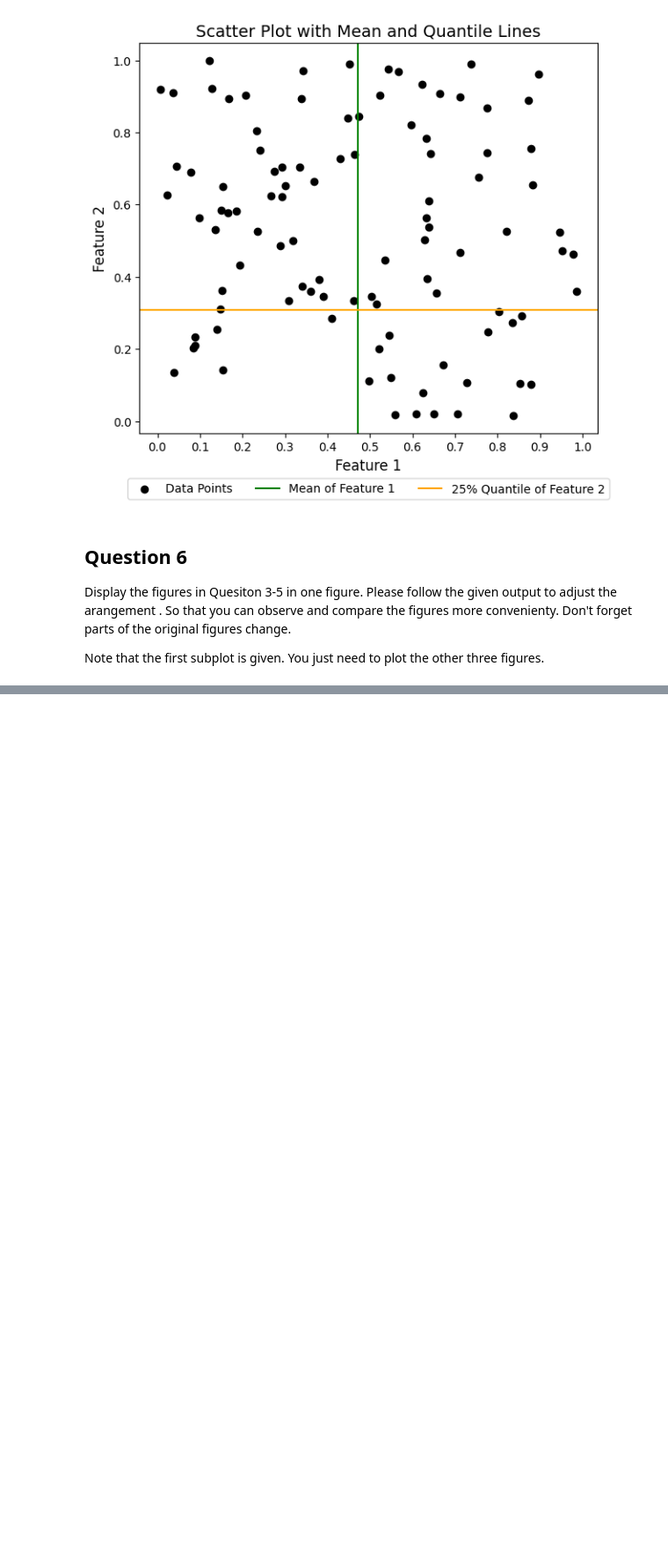
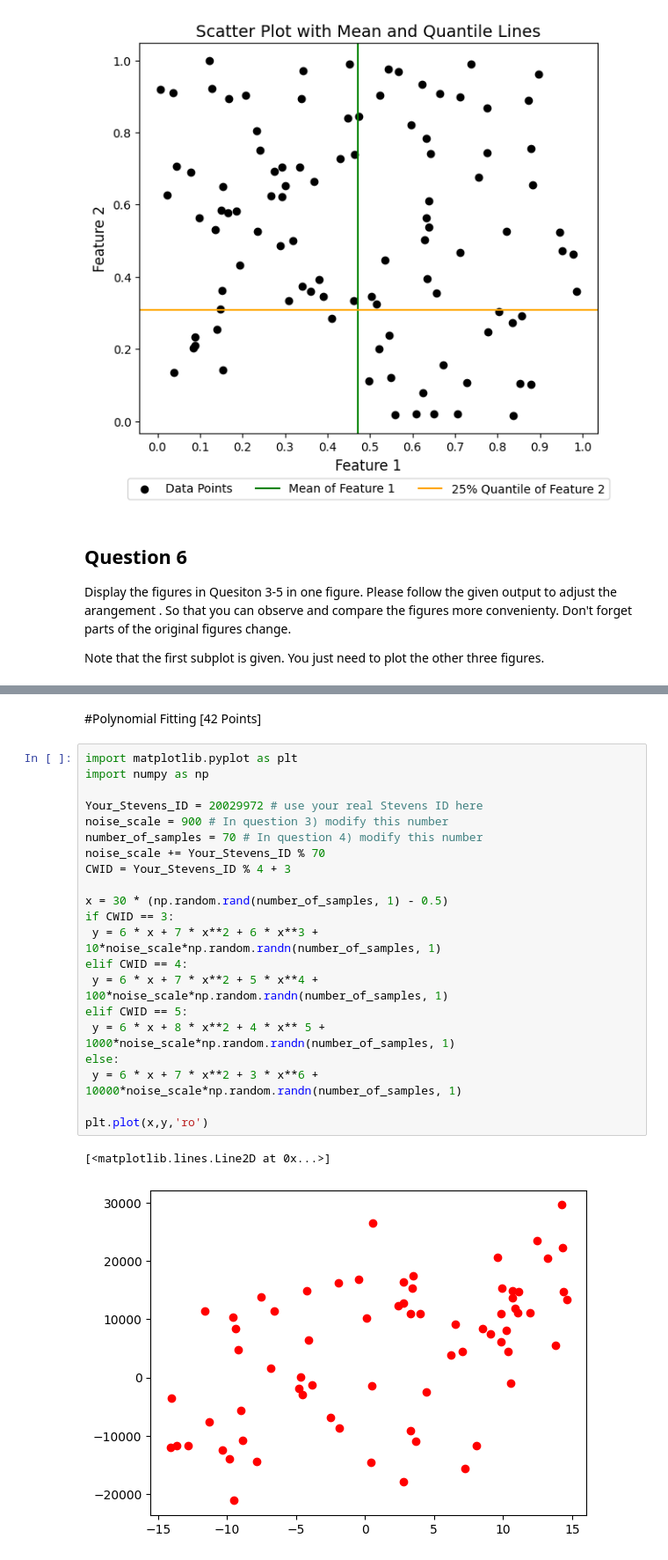
Before and after one commit to ParthGadekar0631/AAI-595_Homeworks, a Jupyter notebook: Homework_1_Parth_Gadekar.ipynb, the cells around one changed output, grey strips where cells are left out. Shown: that part at 88% size. Drawn from its saved outputs; the diff is of its cells as text; blank space fills up the shorter version.

```diff
--- a/Homework_1_Parth_Gadekar.ipynb
+++ b/Homework_1_Parth_Gadekar.ipynb
@@ -155,0 +221,26 @@ Note that the first subplot is given. You just need to plot the other three figu
+# %% [markdown]
+#Polynomial Fitting [42 Points]
+# %%
+import matplotlib.pyplot as plt
+import numpy as np
+
+Your_Stevens_ID = 20029972 # use your real Stevens ID here
+noise_scale = 900 # In question 3) modify this number
+number_of_samples = 70 # In question 4) modify this number
+noise_scale += Your_Stevens_ID % 70
+CWID = Your_Stevens_ID % 4 + 3
+
+x = 30 * (np.random.rand(number_of_samples, 1) - 0.5)
+if CWID == 3:
+ y = 6 * x + 7 * x**2 + 6 * x**3 + 10*noise_scale*np.random.randn(number_of_samples, 1)
+elif CWID == 4:
+ y = 6 * x + 7 * x**2 + 5 * x**4 + 100*noise_scale*np.random.randn(number_of_samples, 1)
+elif CWID == 5:
+ y = 6 * x + 8 * x**2 + 4 * x** 5 + 1000*noise_scale*np.random.randn(number_of_samples, 1)
+else:
+ y = 6 * x + 7 * x**2 + 3 * x**6 + 10000*noise_scale*np.random.randn(number_of_samples, 1)
+
+plt.plot(x,y,'ro')
+# %% [output]
+[<matplotlib.lines.Line2D at 0x...>]
+[figure, added]
```
Also changed, not shown: parts of 18 cells of this notebook.
